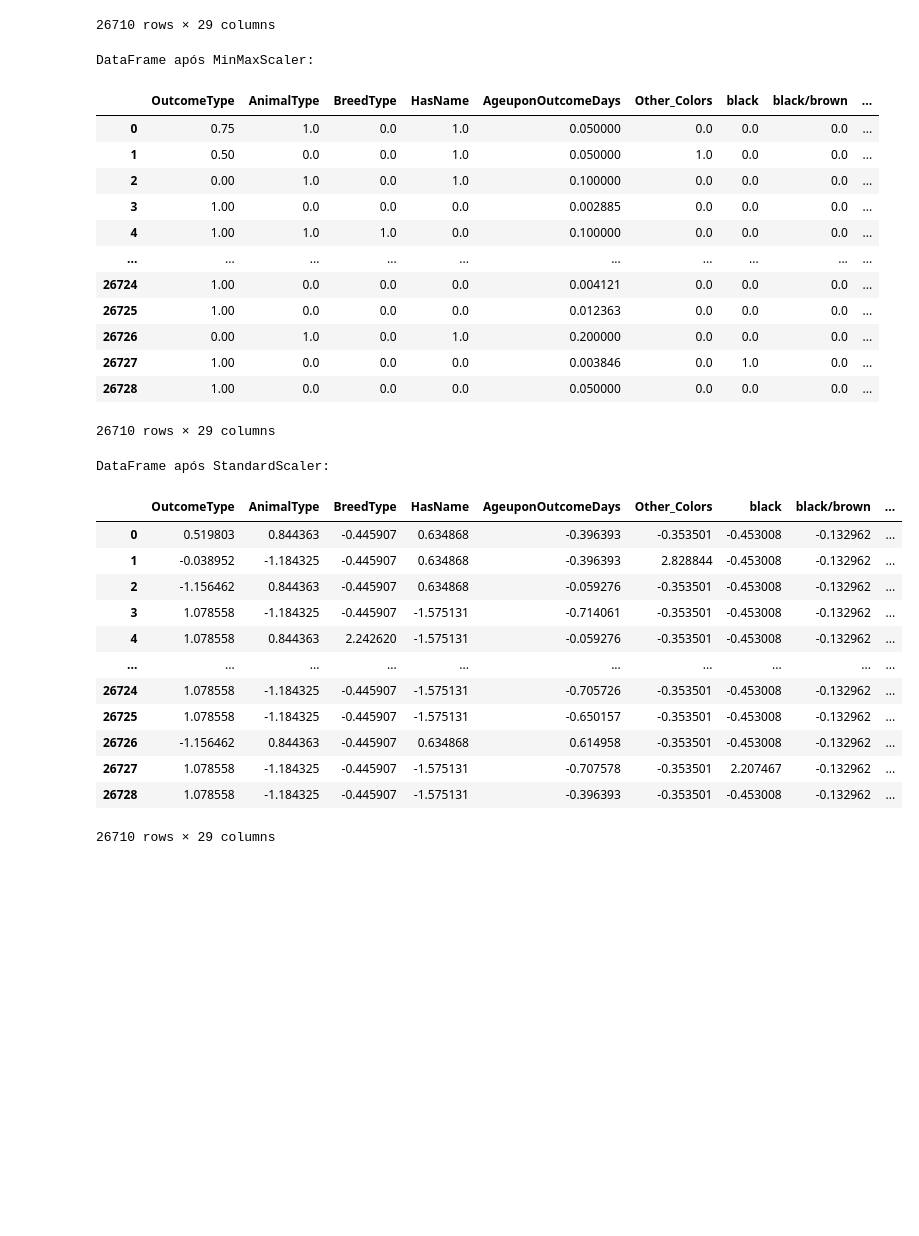
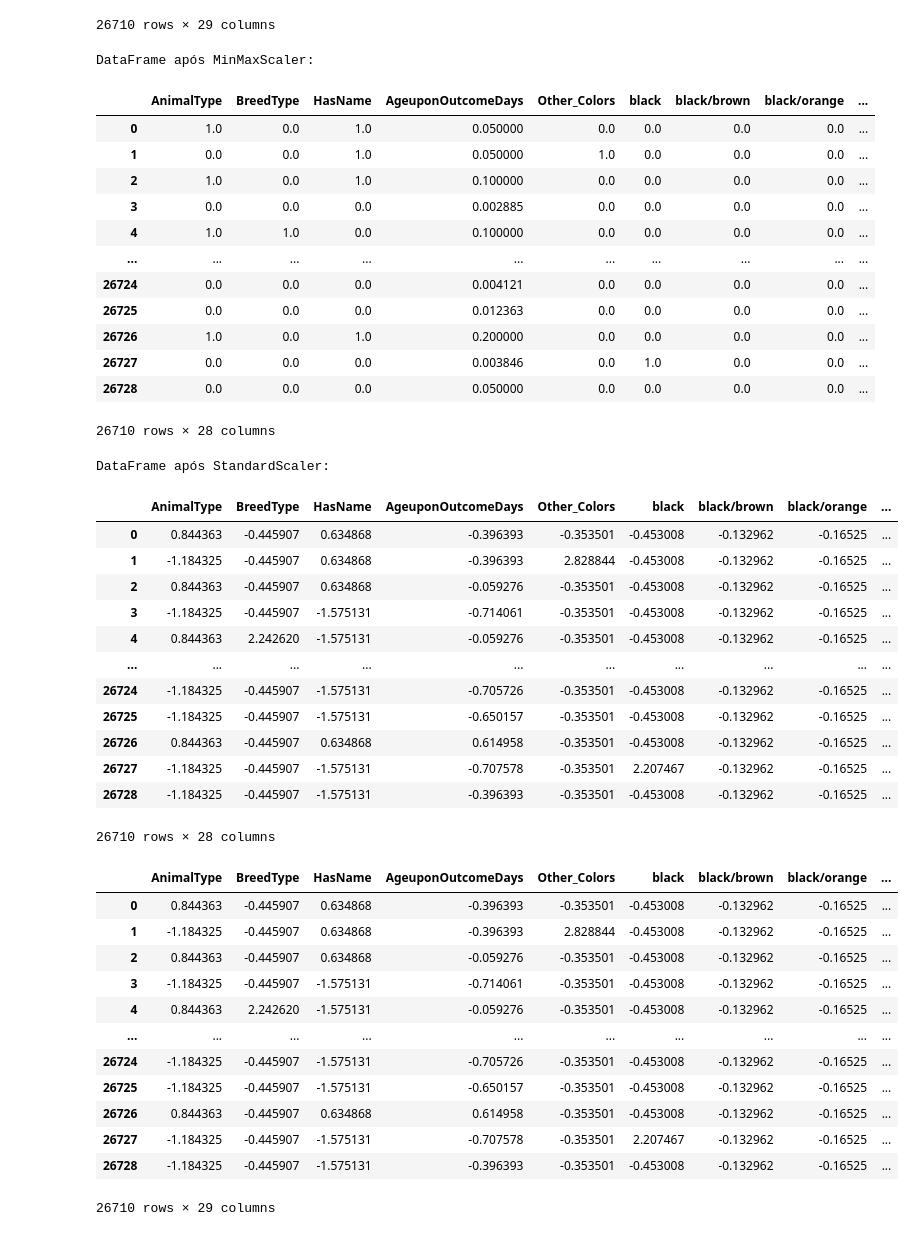
Before and after one commit to Stremps/Shelter-Outcome-Prediction, a Jupyter notebook: Shelter.ipynb, the cells around one changed output. Saved outputs shown, nothing was run; the diff lists cells and outputs as text; code cells hidden in the pictures; blank space fills up the shorter version.

```diff
--- a/Shelter.ipynb
+++ b/Shelter.ipynb
@@ -417,51 +419,73 @@ Dataset modificado
 # %%
 
 from sklearn.preprocessing import MinMaxScaler, StandardScaler
 
+# Separates attributes and class to preserve the discrete characteristic of the class (OutcomeType)
+X = df.drop(columns=['OutcomeType'])  # Attributes
+y = df['OutcomeType']  # Class
+
 # 1. Selecionar apenas as colunas numéricas
-numeric_cols = df.select_dtypes(include=['float64', 'int64']).columns
+numeric_cols = X.select_dtypes(include=['float64', 'int64']).columns
 
 # 2. Aplicar MinMaxScaler às colunas numéricas
 min_max_scaler = MinMaxScaler()
-df[numeric_cols] = min_max_scaler.fit_transform(df[numeric_cols])
+X[numeric_cols] = min_max_scaler.fit_transform(X[numeric_cols])
 
 # Verificar o DataFrame após MinMaxScaler
 print("DataFrame após MinMaxScaler:")
-display(df)
+display(X)
 
 # 3. Aplicar StandardScaler às colunas numéricas (Se necessário após a normalização)
 standard_scaler = StandardScaler()
-df[numeric_cols] = standard_scaler.fit_transform(df[numeric_cols])
+X[numeric_cols] = standard_scaler.fit_transform(X[numeric_cols])
 
 # Verificar o DataFrame após StandardScaler
 print("DataFrame após StandardScaler:")
+display(X)
+
+df = X
+df['OutcomeType'] = y
+
 display(df)
 # %% [output]
 DataFrame após MinMaxScaler:
-|  | OutcomeType | AnimalType | BreedType | HasName | AgeuponOutcomeDays | Other_Colors | black | black/brown | ... |
-| 0 | 0.75 | 1.0 | 0.0 | 1.0 | 0.050000 | 0.0 | 0.0 | 0.0 | ... |
-| 1 | 0.50 | 0.0 | 0.0 | 1.0 | 0.050000 | 1.0 | 0.0 | 0.0 | ... |
-| 2 | 0.00 | 1.0 | 0.0 | 1.0 | 0.100000 | 0.0 | 0.0 | 0.0 | ... |
-| 3 | 1.00 | 0.0 | 0.0 | 0.0 | 0.002885 | 0.0 | 0.0 | 0.0 | ... |
-| 4 | 1.00 | 1.0 | 1.0 | 0.0 | 0.100000 | 0.0 | 0.0 | 0.0 | ... |
+|  | AnimalType | BreedType | HasName | AgeuponOutcomeDays | Other_Colors | black | black/brown | black/orange | ... |
+| 0 | 1.0 | 0.0 | 1.0 | 0.050000 | 0.0 | 0.0 | 0.0 | 0.0 | ... |
+| 1 | 0.0 | 0.0 | 1.0 | 0.050000 | 1.0 | 0.0 | 0.0 | 0.0 | ... |
+| 2 | 1.0 | 0.0 | 1.0 | 0.100000 | 0.0 | 0.0 | 0.0 | 0.0 | ... |
+| 3 | 0.0 | 0.0 | 0.0 | 0.002885 | 0.0 | 0.0 | 0.0 | 0.0 | ... |
+| 4 | 1.0 | 1.0 | 0.0 | 0.100000 | 0.0 | 0.0 | 0.0 | 0.0 | ... |
 | ... | ... | ... | ... | ... | ... | ... | ... | ... | ... |
-| 26724 | 1.00 | 0.0 | 0.0 | 0.0 | 0.004121 | 0.0 | 0.0 | 0.0 | ... |
-| 26725 | 1.00 | 0.0 | 0.0 | 0.0 | 0.012363 | 0.0 | 0.0 | 0.0 | ... |
-| 26726 | 0.00 | 1.0 | 0.0 | 1.0 | 0.200000 | 0.0 | 0.0 | 0.0 | ... |
-| 26727 | 1.00 | 0.0 | 0.0 | 0.0 | 0.003846 | 0.0 | 1.0 | 0.0 | ... |
-| 26728 | 1.00 | 0.0 | 0.0 | 0.0 | 0.050000 | 0.0 | 0.0 | 0.0 | ... |
+| 26724 | 0.0 | 0.0 | 0.0 | 0.004121 | 0.0 | 0.0 | 0.0 | 0.0 | ... |
+| 26725 | 0.0 | 0.0 | 0.0 | 0.012363 | 0.0 | 0.0 | 0.0 | 0.0 | ... |
+| 26726 | 1.0 | 0.0 | 1.0 | 0.200000 | 0.0 | 0.0 | 0.0 | 0.0 | ... |
+| 26727 | 0.0 | 0.0 | 0.0 | 0.003846 | 0.0 | 1.0 | 0.0 | 0.0 | ... |
+| 26728 | 0.0 | 0.0 | 0.0 | 0.050000 | 0.0 | 0.0 | 0.0 | 0.0 | ... |
-26710 rows × 29 columns
+26710 rows × 28 columns
 DataFrame após StandardScaler:
-|  | OutcomeType | AnimalType | BreedType | HasName | AgeuponOutcomeDays | Other_Colors | black | black/brown | ... |
-| 0 | 0.519803 | 0.844363 | -0.445907 | 0.634868 | -0.396393 | -0.353501 | -0.453008 | -0.132962 | ... |
-| 1 | -0.038952 | -1.184325 | -0.445907 | 0.634868 | -0.396393 | 2.828844 | -0.453008 | -0.132962 | ... |
-| 2 | -1.156462 | 0.844363 | -0.445907 | 0.634868 | -0.059276 | -0.353501 | -0.453008 | -0.132962 | ... |
-| 3 | 1.078558 | -1.184325 | -0.445907 | -1.575131 | -0.714061 | -0.353501 | -0.453008 | -0.132962 | ... |
-| 4 | 1.078558 | 0.844363 | 2.242620 | -1.575131 | -0.059276 | -0.353501 | -0.453008 | -0.132962 | ... |
+|  | AnimalType | BreedType | HasName | AgeuponOutcomeDays | Other_Colors | black | black/brown | black/orange | ... |
+| 0 | 0.844363 | -0.445907 | 0.634868 | -0.396393 | -0.353501 | -0.453008 | -0.132962 | -0.16525 | ... |
+| 1 | -1.184325 | -0.445907 | 0.634868 | -0.396393 | 2.828844 | -0.453008 | -0.132962 | -0.16525 | ... |
+| 2 | 0.844363 | -0.445907 | 0.634868 | -0.059276 | -0.353501 | -0.453008 | -0.132962 | -0.16525 | ... |
+| 3 | -1.184325 | -0.445907 | -1.575131 | -0.714061 | -0.353501 | -0.453008 | -0.132962 | -0.16525 | ... |
+| 4 | 0.844363 | 2.242620 | -1.575131 | -0.059276 | -0.353501 | -0.453008 | -0.132962 | -0.16525 | ... |
 | ... | ... | ... | ... | ... | ... | ... | ... | ... | ... |
-| 26724 | 1.078558 | -1.184325 | -0.445907 | -1.575131 | -0.705726 | -0.353501 | -0.453008 | -0.132962 | ... |
-| 26725 | 1.078558 | -1.184325 | -0.445907 | -1.575131 | -0.650157 | -0.353501 | -0.453008 | -0.132962 | ... |
-| 26726 | -1.156462 | 0.844363 | -0.445907 | 0.634868 | 0.614958 | -0.353501 | -0.453008 | -0.132962 | ... |
-| 26727 | 1.078558 | -1.184325 | -0.445907 | -1.575131 | -0.707578 | -0.353501 | 2.207467 | -0.132962 | ... |
-| 26728 | 1.078558 | -1.184325 | -0.445907 | -1.575131 | -0.396393 | -0.353501 | -0.453008 | -0.132962 | ... |
+| 26724 | -1.184325 | -0.445907 | -1.575131 | -0.705726 | -0.353501 | -0.453008 | -0.132962 | -0.16525 | ... |
+| 26725 | -1.184325 | -0.445907 | -1.575131 | -0.650157 | -0.353501 | -0.453008 | -0.132962 | -0.16525 | ... |
+| 26726 | 0.844363 | -0.445907 | 0.634868 | 0.614958 | -0.353501 | -0.453008 | -0.132962 | -0.16525 | ... |
+| 26727 | -1.184325 | -0.445907 | -1.575131 | -0.707578 | -0.353501 | 2.207467 | -0.132962 | -0.16525 | ... |
+| 26728 | -1.184325 | -0.445907 | -1.575131 | -0.396393 | -0.353501 | -0.453008 | -0.132962 | -0.16525 | ... |
-26710 rows × 29 columns
+26710 rows × 28 columns
+|  | AnimalType | BreedType | HasName | AgeuponOutcomeDays | Other_Colors | black | black/brown | black/orange | ... |
+| 0 | 0.844363 | -0.445907 | 0.634868 | -0.396393 | -0.353501 | -0.453008 | -0.132962 | -0.16525 | ... |
+| 1 | -1.184325 | -0.445907 | 0.634868 | -0.396393 | 2.828844 | -0.453008 | -0.132962 | -0.16525 | ... |
+| 2 | 0.844363 | -0.445907 | 0.634868 | -0.059276 | -0.353501 | -0.453008 | -0.132962 | -0.16525 | ... |
+| 3 | -1.184325 | -0.445907 | -1.575131 | -0.714061 | -0.353501 | -0.453008 | -0.132962 | -0.16525 | ... |
+| 4 | 0.844363 | 2.242620 | -1.575131 | -0.059276 | -0.353501 | -0.453008 | -0.132962 | -0.16525 | ... |
+| ... | ... | ... | ... | ... | ... | ... | ... | ... | ... |
+| 26724 | -1.184325 | -0.445907 | -1.575131 | -0.705726 | -0.353501 | -0.453008 | -0.132962 | -0.16525 | ... |
+| 26725 | -1.184325 | -0.445907 | -1.575131 | -0.650157 | -0.353501 | -0.453008 | -0.132962 | -0.16525 | ... |
+| 26726 | 0.844363 | -0.445907 | 0.634868 | 0.614958 | -0.353501 | -0.453008 | -0.132962 | -0.16525 | ... |
+| 26727 | -1.184325 | -0.445907 | -1.575131 | -0.707578 | -0.353501 | 2.207467 | -0.132962 | -0.16525 | ... |
+| 26728 | -1.184325 | -0.445907 | -1.575131 | -0.396393 | -0.353501 | -0.453008 | -0.132962 | -0.16525 | ... |
+26710 rows × 29 columns
```
Also changed, not shown: parts of 6 cells of this notebook.
